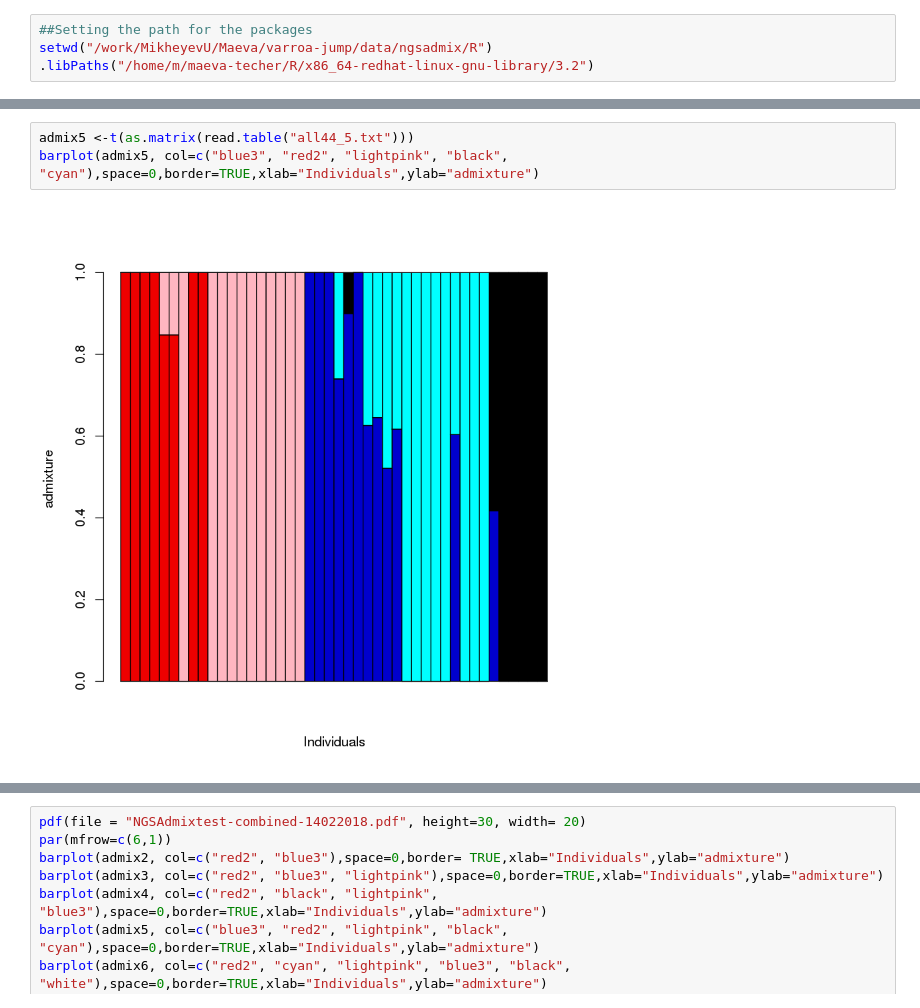
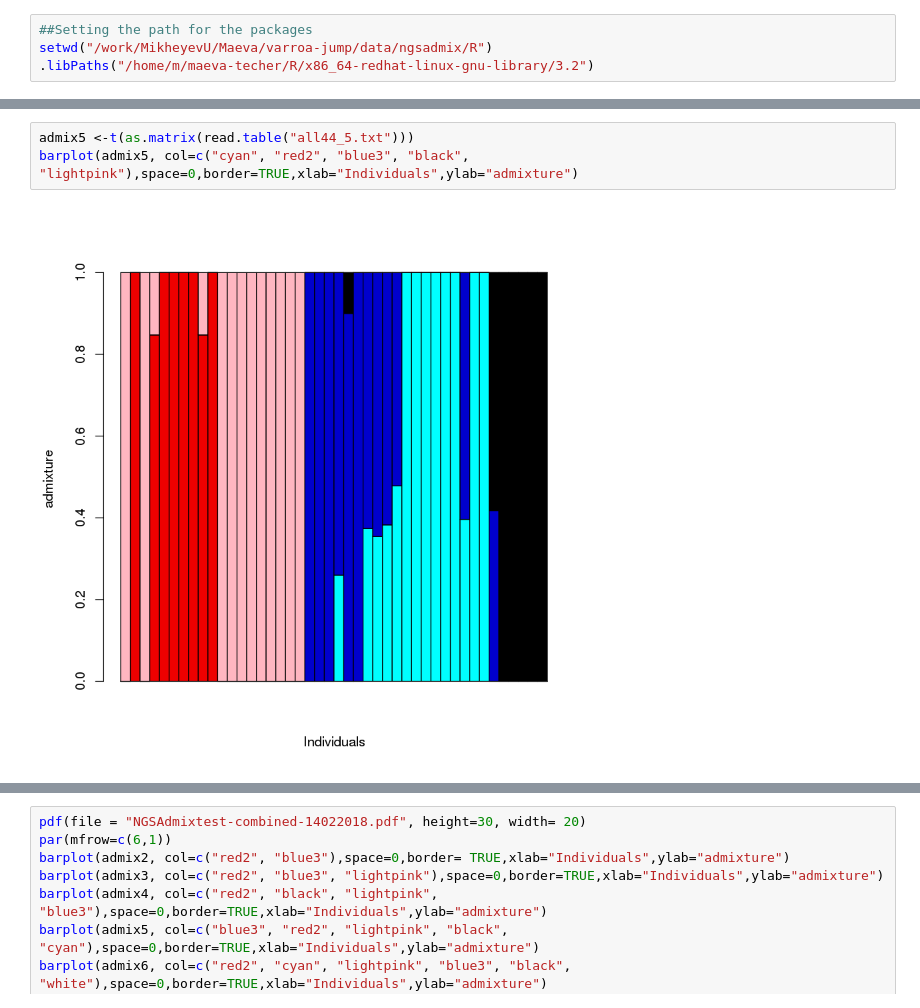
Before and after one commit to MaevaTecher/varroa-host-jump, a Jupyter notebook: notebooks/ngsadmix-combined.ipynb, the cells around one changed output, grey strips where cells are left out. Drawn from its saved outputs; the diff is of its cells as text.

```diff
--- a/notebooks/ngsadmix-combined.ipynb
+++ b/notebooks/ngsadmix-combined.ipynb
@@ -25,8 +38,8 @@ barplot(admix4, col=c("red2", "black", "lightpink", "blue3"),space=0,border=TRUE
 # %%
 admix5 <-t(as.matrix(read.table("all44_5.txt")))
-barplot(admix5, col=c("blue3", "red2", "lightpink", "black", "cyan"),space=0,border=TRUE,xlab="Individuals",ylab="admixture")
+barplot(admix5, col=c("cyan", "red2", "blue3", "black", "lightpink"),space=0,border=TRUE,xlab="Individuals",ylab="admixture")
 # %% [output]
-[figure, old version]
+[figure, new version]
 # %%
 admix6 <-t(as.matrix(read.table("all44_6.txt")))
 barplot(admix6, col=c("red2", "cyan", "lightpink", "blue3", "black", "white"),space=0,border=TRUE,xlab="Individuals",ylab="admixture")
```
Also changed, not shown: parts of 6 cells of this notebook.
